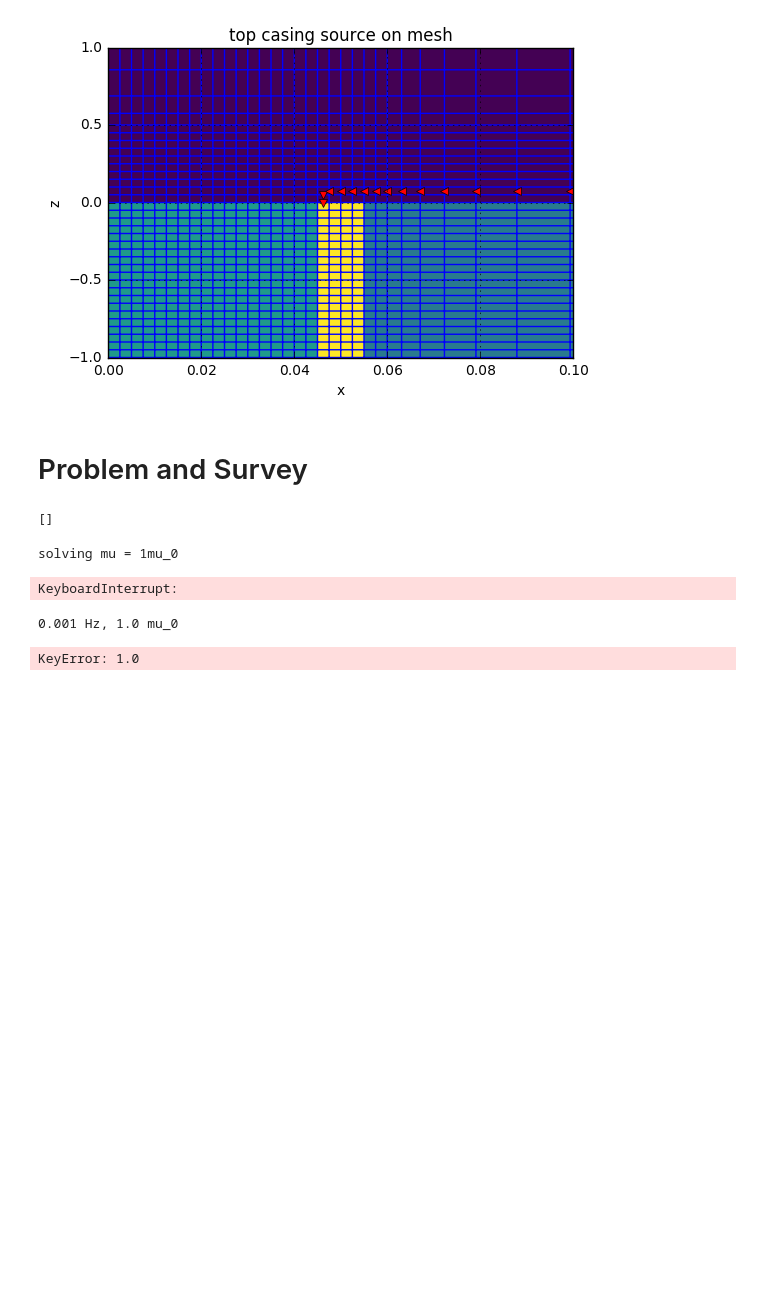
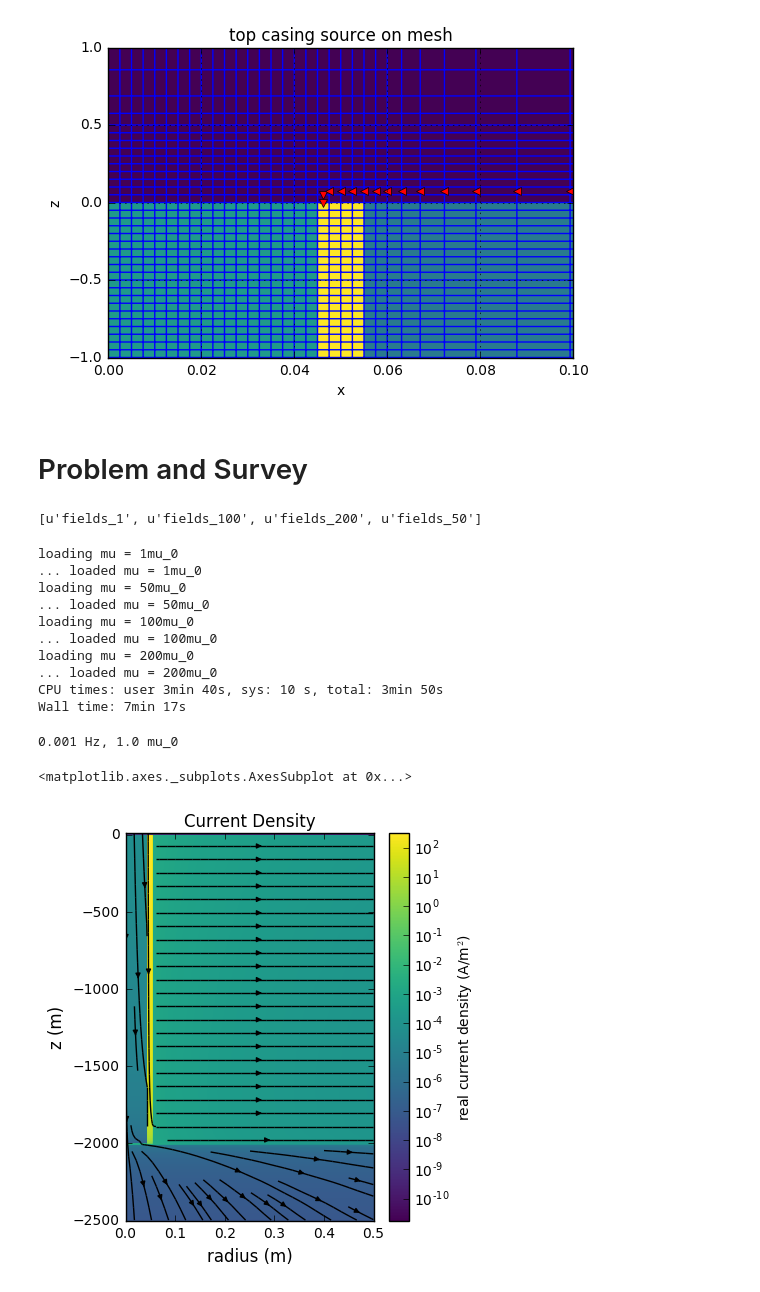
Before and after one commit to simpeg-research/casingSimulations, a Jupyter notebook: MagneticPermeabilityImpacts2kmCasing-TopCasingSource.ipynb, the cells around one changed output. Drawn from its saved outputs; the diff is of its cells as text; code cells hidden in the pictures; blank space fills up the shorter version.

```diff
--- a/MagneticPermeabilityImpacts2kmCasing-TopCasingSource.ipynb
+++ b/MagneticPermeabilityImpacts2kmCasing-TopCasingSource.ipynb
@@ -7,7 +7,7 @@ from CasingSimulations import *
 directory = 'UniformBackground2kmCasing_TopCasingSrc'
 cpfile = "CasingProperties.json"
 resultsfile = "MagneticPermeabilityImpacts.hdf5"
-rerun = True
+rerun = False
 # %% [markdown]
 # Model Parameters
 # %%
@@ -107,7 +107,7 @@ thSrc.plotSrc(ax=ax)
 
 ax.set_title('top casing source on mesh')
 
-ax.set_xlim([0, 0.1])
+ax.set_xlim([0., 0.1])
 ax.set_ylim([-1., 1.])
 
 # fig.savefig('{}/{}'.format(directory, 'SourceOnMesh.png'))
@@ -140,7 +140,7 @@ else:
 # %%
 results.keys()
 # %% [output]
-[]
+[u'fields_1', u'fields_100', u'fields_200', u'fields_50']
 # %%
 %%time
 for muMod in cp.muModels:
@@ -166,28 +166,37 @@ for muMod in cp.muModels:
         fields[tag] = f
         print('... loaded mu = {}mu_0'.format(tag))
 # %% [output]
-solving mu = 1mu_0
+loading mu = 1mu_0
+... loaded mu = 1mu_0
+loading mu = 50mu_0
+... loaded mu = 50mu_0
+loading mu = 100mu_0
+... loaded mu = 100mu_0
+loading mu = 200mu_0
+... loaded mu = 200mu_0
+CPU times: user 3min 40s, sys: 10 s, total: 3min 50s
+Wall time: 7min 17s
-KeyboardInterrupt:
 # %%
 def vecplot_j(muind, freqind, reim='real'):
     src = survey.srcList[freqind]
     mur = cp.muModels[muind]
 
     print('{} Hz, {} mu_0'.format(cp.freqs[freqind], mur))
     ax = plotCurrentDensity(
         mesh, fields[mur][src, 'j'], csx=0.001, csz=5.,
-        xmax=0.5, zmin=10., zmax=-1100., real_or_imag=reim
+        xmax=0.5, zmin=10., zmax=-2500., real_or_imag=reim
     )
     return ax
 
 w = widgets.interactive(
-        vecplot_j, muind=widgets.IntSlider(min=0, max=len(cp.muModels)-1),
-        freqind=widgets.IntSlider(min=0, max=len(cp.freqs)-1),
-        reim=widgets.ToggleButtons(options=['real', 'imag'])
+        vecplot_j, muind=widgets.IntSlider(min=0, max=len(cp.muModels)-1, continuous_update=False),
+        freqind=widgets.IntSlider(min=0, max=len(cp.freqs)-1, continuous_update=False),
+        reim=widgets.ToggleButtons(options=['real', 'imag'], continuous_update=False)
 )
 w
 #ax.axis('equal', adjustable='box')
 # %% [output]
 0.001 Hz, 1.0 mu_0
-KeyError: 1.0
+<matplotlib.axes._subplots.AxesSubplot at 0x...>
+[figure, added]
 # %%
```
Also changed, not shown: parts of 6 cells of this notebook, 3 other files.
